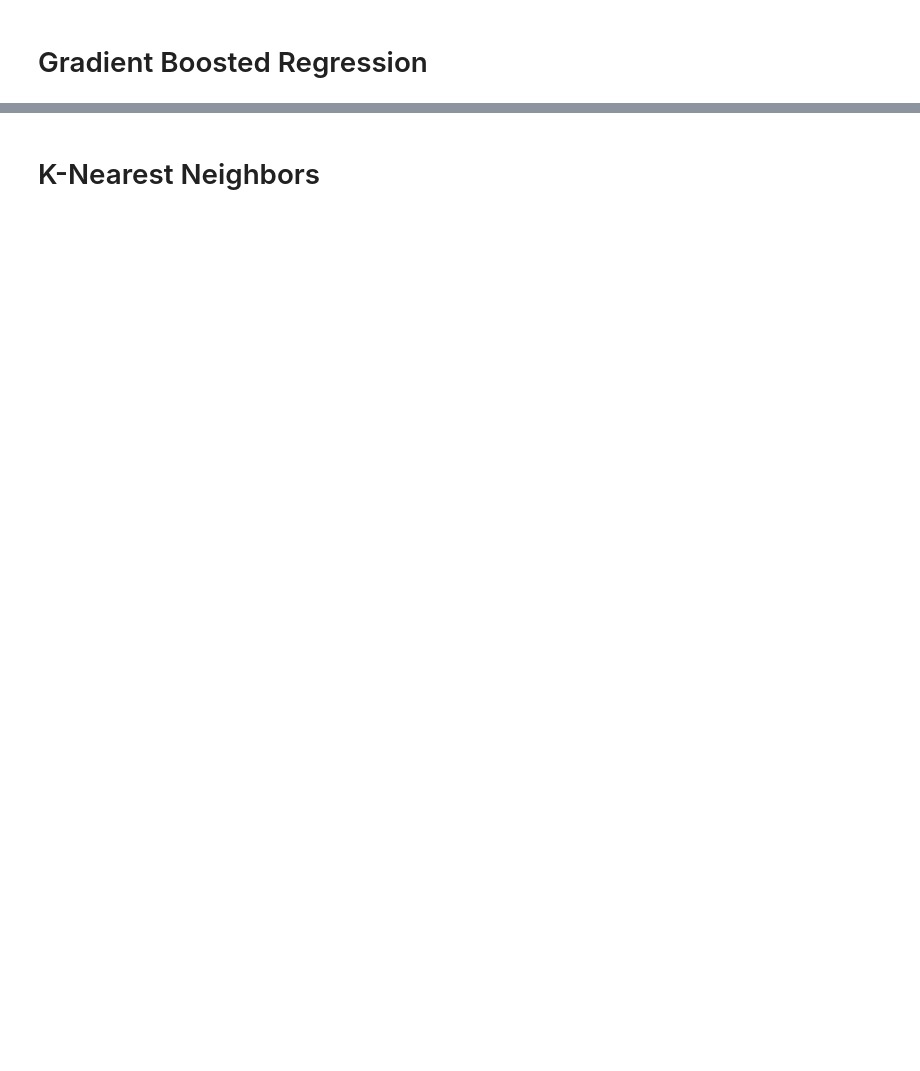
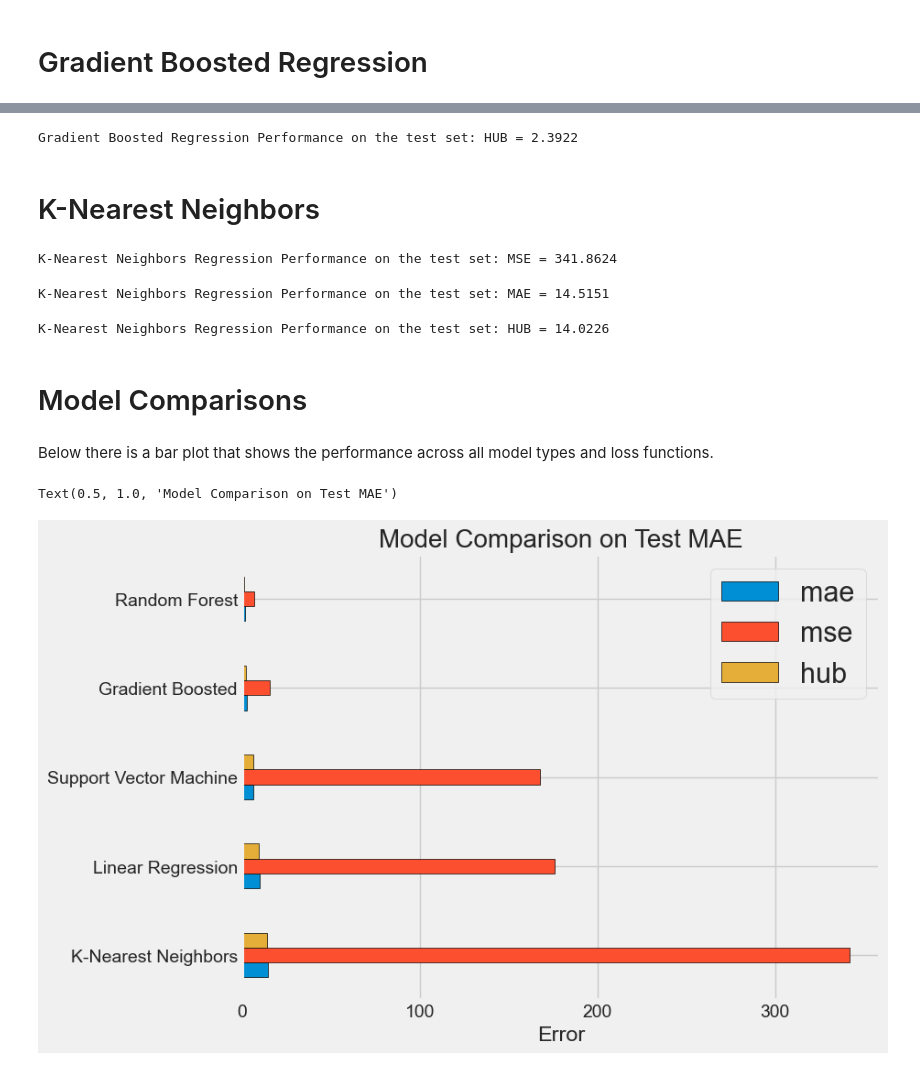
Before and after one commit to zkhechadoorian/NYC-LL84-Benchmarking, a Jupyter notebook: notebooks/1_modeling.ipynb, the cells around one changed output, grey strips where cells are left out. Drawn from its saved outputs; the diff is of its cells as text; code cells hidden in the pictures; blank space fills up the shorter version.

Commit message:
Completed 1_modeling.ipynb. Still need to go back and clean up markdown notes.

```diff
--- a/notebooks/1_modeling.ipynb
+++ b/notebooks/1_modeling.ipynb
@@ -490,22 +500,60 @@ print('Gradient Boosted Regression Performance on the test set: MSE = %0.4f' % g
 # %%
 gradient_boosted = GradientBoostingRegressor(random_state=60)
-gradient_boosted_hub = fit_and_evaluate(gradient_boosted, hub)
+gradient_boosted_hub = fit_and_evaluate(gradient_boosted, huber_loss)
 
-print('Gradient Boosted Regression Performance on the test set: HUB = %0.4f' % gradient_boosted_jib)
+print('Gradient Boosted Regression Performance on the test set: HUB = %0.4f' % gradient_boosted_hub)
+# %% [output]
+Gradient Boosted Regression Performance on the test set: HUB = 2.3922
 # %% [markdown]
 # K-Nearest Neighbors
 # %%
 knn = KNeighborsRegressor(n_neighbors=10)
-knn_mse = fit_and_evaluate(knn)
+knn_mse = fit_and_evaluate(knn, mse)
 
 print('K-Nearest Neighbors Regression Performance on the test set: MSE = %0.4f' % knn_mse)
+# %% [output]
+K-Nearest Neighbors Regression Performance on the test set: MSE = 341.8624
 # %%
 knn = KNeighborsRegressor(n_neighbors=10)
-knn_mae = fit_and_evaluate(knn)
+knn_mae = fit_and_evaluate(knn, mae)
 
 print('K-Nearest Neighbors Regression Performance on the test set: MAE = %0.4f' % knn_mae)
+# %% [output]
+K-Nearest Neighbors Regression Performance on the test set: MAE = 14.5151
 # %%
 knn = KNeighborsRegressor(n_neighbors=10)
-knn_hub = fit_and_evaluate(knn)
+knn_hub = fit_and_evaluate(knn, huber_loss)
 
 print('K-Nearest Neighbors Regression Performance on the test set: HUB = %0.4f' % knn_hub)
+# %% [output]
+K-Nearest Neighbors Regression Performance on the test set: HUB = 14.0226
+# %% [markdown]
+# Model Comparisons
+# %% [markdown]
+Below there is a bar plot that shows the performance across all model types and loss functions.
+# %%
+plt.style.use('fivethirtyeight')
+figsize(8, 6)
+
+# Dataframe to hold the results
+model_comparison = pd.DataFrame({'model': ['Linear Regression', 'Support Vector Machine',
+                                           'Random Forest', 'Gradient Boosted',
+                                            'K-Nearest Neighbors'],
+                                 'mae': [lr_mae, svm_mae, random_forest_mae,
+                                         gradient_boosted_mae, knn_mae],
+                                 'mse': [lr_mse, svm_mse, random_forest_mse,
+                                         gradient_boosted_mse, knn_mse],
+                                 'hub': [lr_hub, svm_hub, random_forest_hub,
+                                         gradient_boosted_hub, knn_hub],
+                                         })
+
+# Horizontal bar chart of test mae
+model_comparison.sort_values('mae', ascending = False).plot(
+    x = 'model', y = ['mae','mse','hub'], kind = 'barh', edgecolor = 'black')
+
+# Plot formatting
+plt.ylabel(''); plt.yticks(size = 14); plt.xlabel('Error'); plt.xticks(size = 14)
+plt.title('Model Comparison on Test MAE', size = 20)
+# %% [output]
+Text(0.5, 1.0, 'Model Comparison on Test MAE')
+[figure, added]
```
Also changed, not shown: parts of 53 cells of this notebook.
